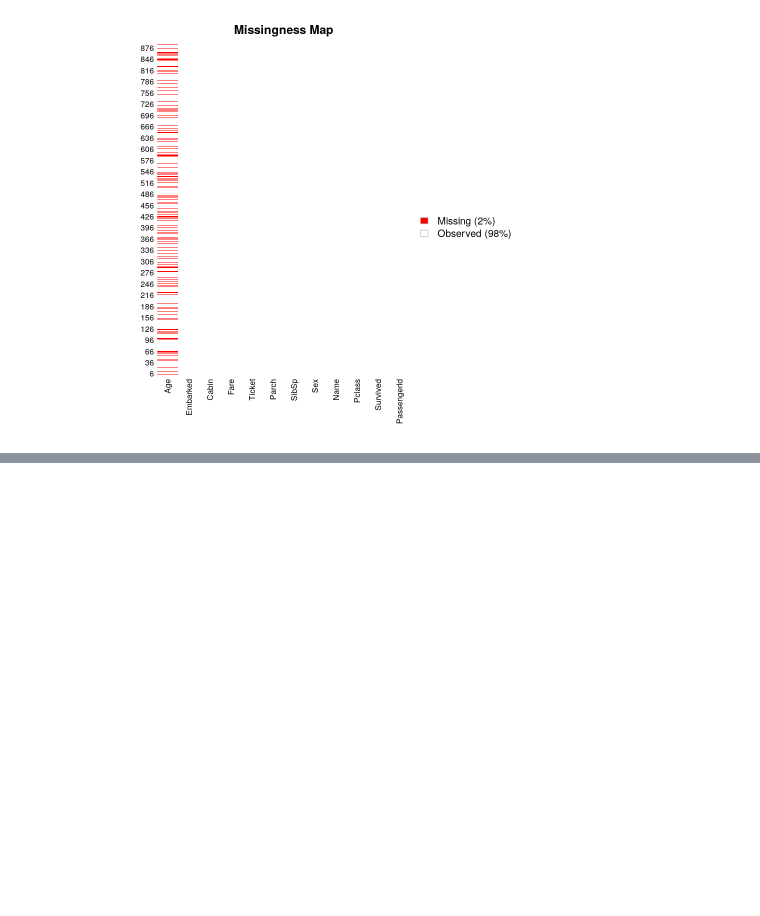
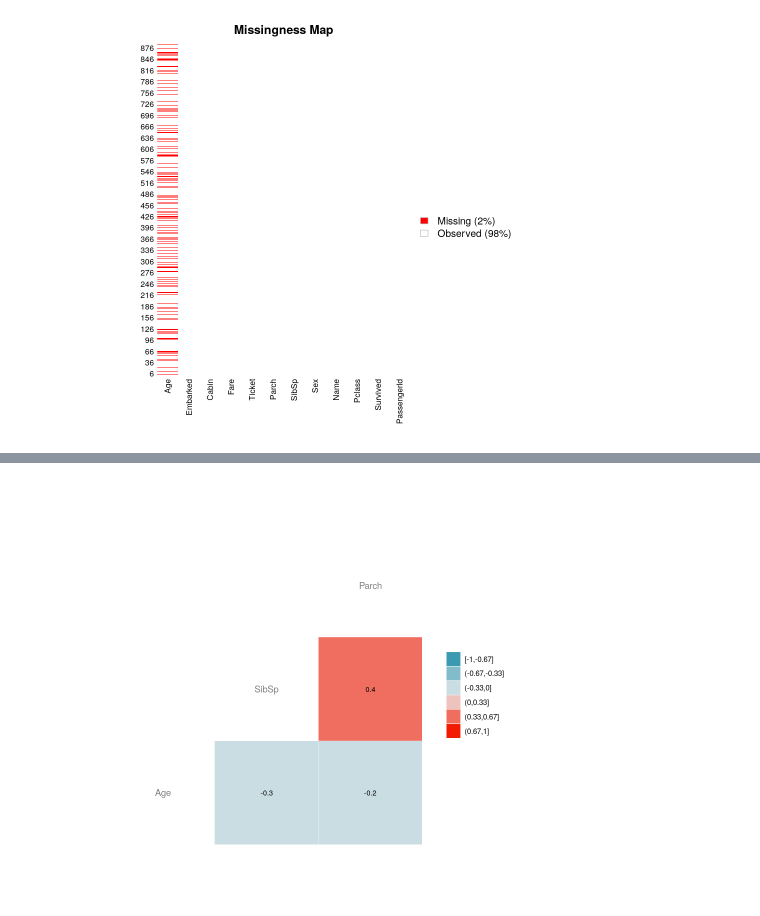
Before and after one commit to igor-yamamoto/EEL_EstatMultiVarRN, a Jupyter notebook: Titanic.ipynb, the cells around one changed output, grey strips where cells are left out. Cells and saved outputs as stored; diff of their text form; code cells hidden in the pictures; blank space fills up the shorter version.

```diff
--- a/Titanic.ipynb
+++ b/Titanic.ipynb
@@ -76,0 +99,4 @@ missmap(train, col=c("red", "white"))
+# %%
+train = select(train, Survived, Pclass, Age, Sex, SibSp, Parch)
+# %%
+train = na.omit(train)
@@ -76,0 +115,4 @@ missmap(train, col=c("red", "white"))
+# %%
+train$Survived = factor(train$Survived)
+train$Sex = factor(train$Sex)
+train$Pclass = factor(train$Pclass, order=TRUE, levels=c(3, 2, 1))
@@ -76,0 +132,3 @@ missmap(train, col=c("red", "white"))
+# %%
+ggcorr(train, nbreaks = 6, label = TRUE, label_size = 3, color = "grey50")
+# %% [output]
@@ -76,0 +137 @@ missmap(train, col=c("red", "white"))
+[figure, added]
```
Also changed, not shown: parts of 21 cells of this notebook, 3 other files.
